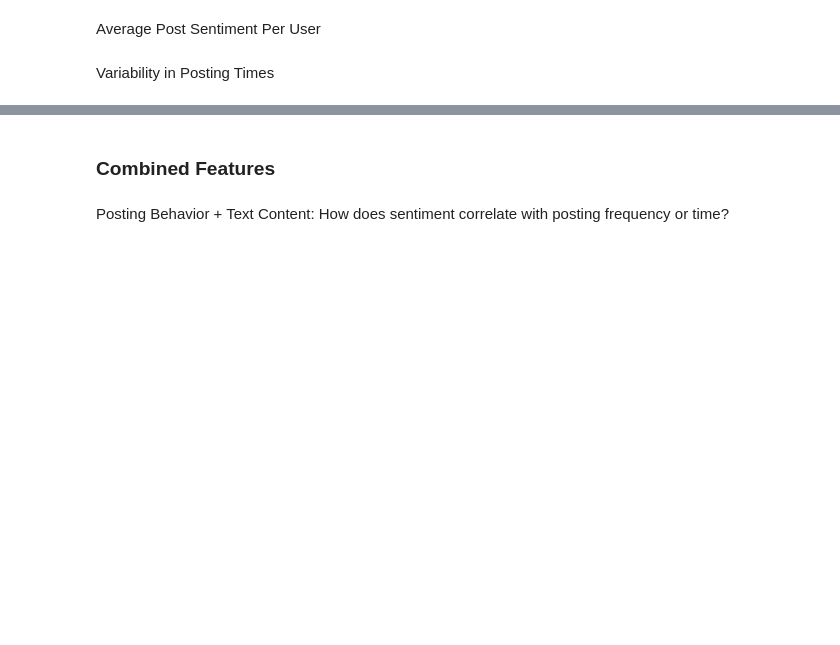
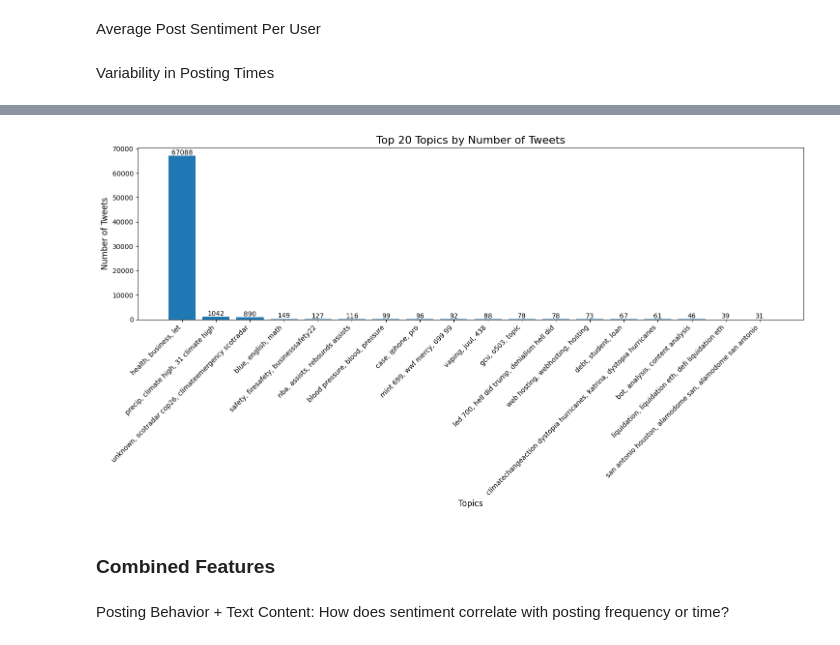
Before and after one commit to IronL442/UL-Case-Study-V2, a Jupyter notebook: analysis/k-means-clustering.ipynb, the cells around one changed output, grey strips where cells are left out. Cells and saved outputs as stored; diff of their text form; code cells hidden in the pictures; blank space fills up the shorter version.

```diff
--- a/analysis/k-means-clustering.ipynb
+++ b/analysis/k-means-clustering.ipynb
@@ -103,3 +122,30 @@ time_std = df_posts.groupby('user')['timestamp'].std().reset_index(name='time_st
+# %%
+import matplotlib.pyplot as plt
+
+# Assuming `df_posts` and other data manipulation remains the same
+topic_counts = df_posts.groupby('topic_label').size().reset_index(name='tweet_count')
+top_topics = topic_counts.sort_values(by='tweet_count', ascending=False).head(20)
+
+plt.figure(figsize=(15, 8))  # Increase figure size
+bars = plt.bar(top_topics['topic_label'], top_topics['tweet_count'])
+
+# Add title and labels
+plt.title('Top 20 Topics by Number of Tweets', fontsize=16)
+plt.xlabel('Topics', fontsize=12)
+plt.ylabel('Number of Tweets', fontsize=12)
+
+# Rotate x-axis labels for better readability
+plt.xticks(rotation=45, ha='right', fontsize=10)
+
+# Add data labels on top of bars
+for bar in bars:
+    plt.text(bar.get_x() + bar.get_width()/2, bar.get_height() + 500,  # Offset height slightly for visibility
+             str(bar.get_height()), ha='center', fontsize=10)
+
+plt.tight_layout()
+plt.show()
+# %% [output]
+[figure, added]
 # %% [markdown]
 ### Combined Features
 # %% [markdown]
```
Also changed, not shown: parts of 11 cells of this notebook.
